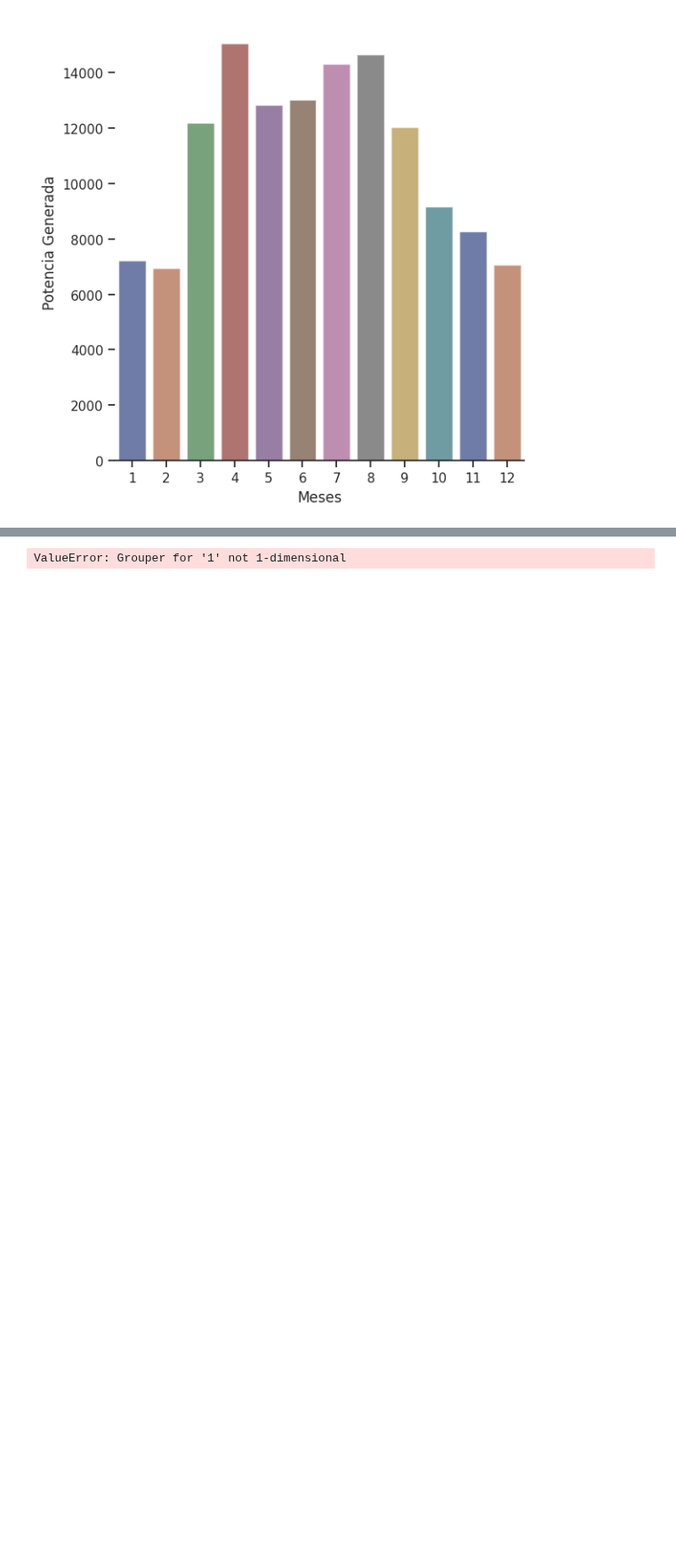
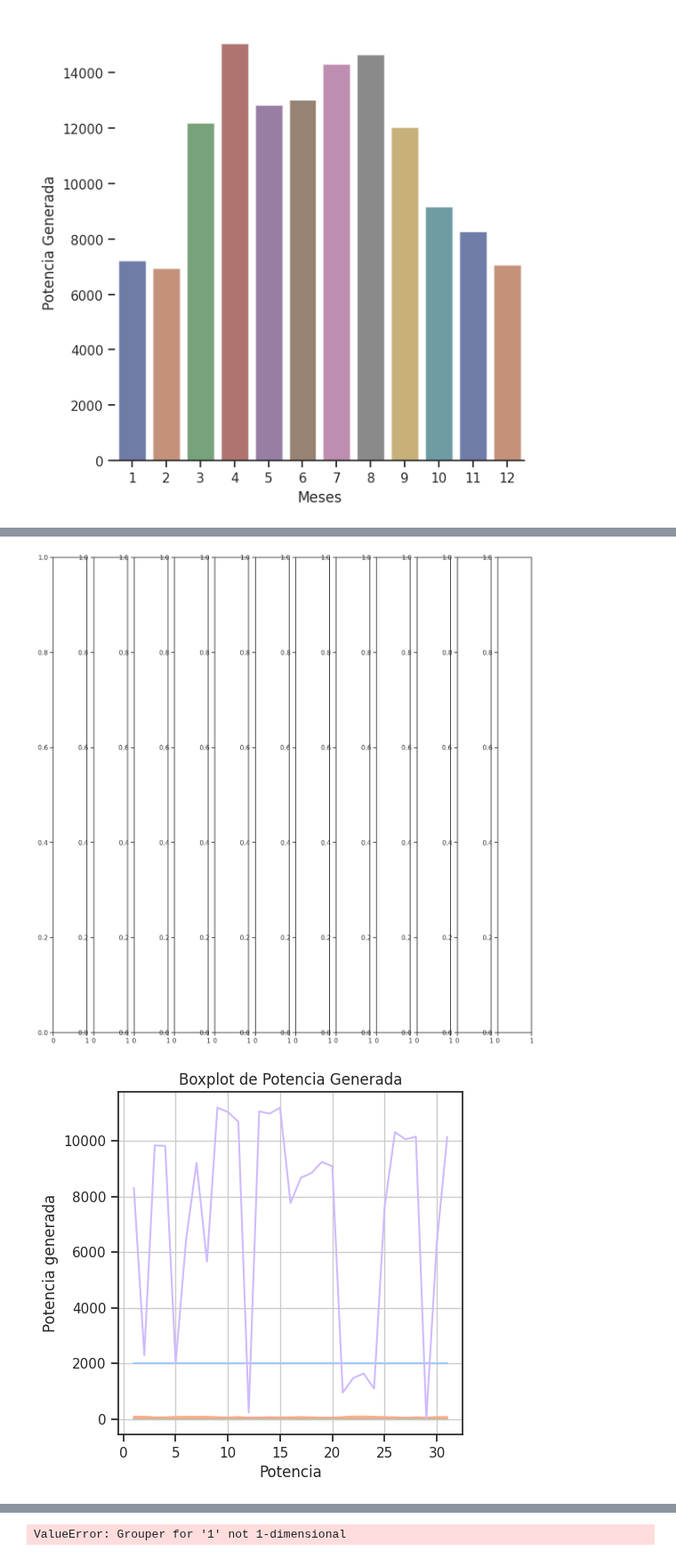
Before and after one commit to FernandoEzequiel/Coder, a Jupyter notebook: notebook/Entregas Coder/Visualizaciones_GarciaGonzalez.ipynb, the cells around one changed output, grey strips where cells are left out. Shown at 89% size. Drawn from its saved outputs; the diff is of its cells as text; code cells hidden in the pictures; blank space fills up the shorter version.

```diff
--- a/notebook/Entregas Coder/Visualizaciones_GarciaGonzalez.ipynb
+++ b/notebook/Entregas Coder/Visualizaciones_GarciaGonzalez.ipynb
@@ -306,0 +266,57 @@ for num in lista:
+# %%
+x1 = df_DataSet2_dia.loc[df_DataSet2_dia['month'].isin((1,1))].groupby('day_year').mean()
+y1 = x1['day']
+x2 = df_DataSet2_dia.loc[df_DataSet2_dia['month'].isin((2,2))].groupby('day_year').mean()
+y2 = x2['day']
+x3 = df_DataSet2_dia.loc[df_DataSet2_dia['month'].isin((3,3))].groupby('day_year').mean()
+y3 = x3['day']
+x4 = df_DataSet2_dia.loc[df_DataSet2_dia['month'].isin((4,4))].groupby('day_year').mean()
+y4 = x4['day']
+x5 = df_DataSet2_dia.loc[df_DataSet2_dia['month'].isin((5,5))].groupby('day_year').mean()
+y5 = x5['day']
+x6 = df_DataSet2_dia.loc[df_DataSet2_dia['month'].isin((6,6))].groupby('day_year').mean()
+y6 = x6['day']
+x7 = df_DataSet2_dia.loc[df_DataSet2_dia['month'].isin((7,7))].groupby('day_year').mean()
+y7 = x7['day']
+x8 = df_DataSet2_dia.loc[df_DataSet2_dia['month'].isin((8,8))].groupby('day_year').mean()
+y8 = x8['day']
+x9 = df_DataSet2_dia.loc[df_DataSet2_dia['month'].isin((9,9))].groupby('day_year').mean()
+y9 = x9['day']
+x10 = df_DataSet2_dia.loc[df_DataSet2_dia['month'].isin((10,10))].groupby('day_year').mean()
+y10 = x10['day']
+x11 = df_DataSet2_dia.loc[df_DataSet2_dia['month'].isin((11,11))].groupby('day_year').mean()
+y11 = x11['day']
+x12 = df_DataSet2_dia.loc[df_DataSet2_dia['month'].isin((12,12))].groupby('day_year').mean()
+y12 = x12['day']
+fig, axs = plt.subplots(1, 12, figsize=(15,15))
+
+plt.figure(figsize=(5,15)) #defino el tamaño del grafico
+plt.plot(y1, x1 , label='Enero')
+plt.xlabel('Potencia')
+plt.ylabel('Potencia generada')
+plt.title('Boxplot de Potencia Generada')
+plt.grid(True)
+plt.show()
+
+
+
+#axs[0, 0].plot(y1, x1 , label='Enero')
+#axs[1, 2].plot(y2, x2 , label='Febrero')
+#axs[1, 3].plot(y3, x3 , label='Marzo')
+#axs[1, 4].plot(y4, x4 , label='Abril')
+#axs[1, 5].plot(y5, x5 , label='Mayo')
+#axs[1, 6].plot(y6, x6 , label='Junio')
+#axs[1, 7].plot(y7, x7 , label='Julio')
+#axs[1, 8].plot(y8, x8 , label='Agosto')
+#axs[1, 9].plot(y9, x9 , label='Septiembre')
+#axs[1, 10].plot(y10, x10 , label='Octubre')
+#axs[1, 11].plot(y11, x11 , label='Noviembre')
+#axs[1, 12].plot(y12, x12 , label='Diciembre')
+#axs.xlabel('Potencia')
+#axs.ylabel('Potencia generada')
+#axs.title('Boxplot de Potencia Generada')
+#axs.grid(True)
+#axs.show()
+# %% [output]
+[figure, added]
+[figure, added]
```
Also changed, not shown: parts of 7 cells of this notebook.
